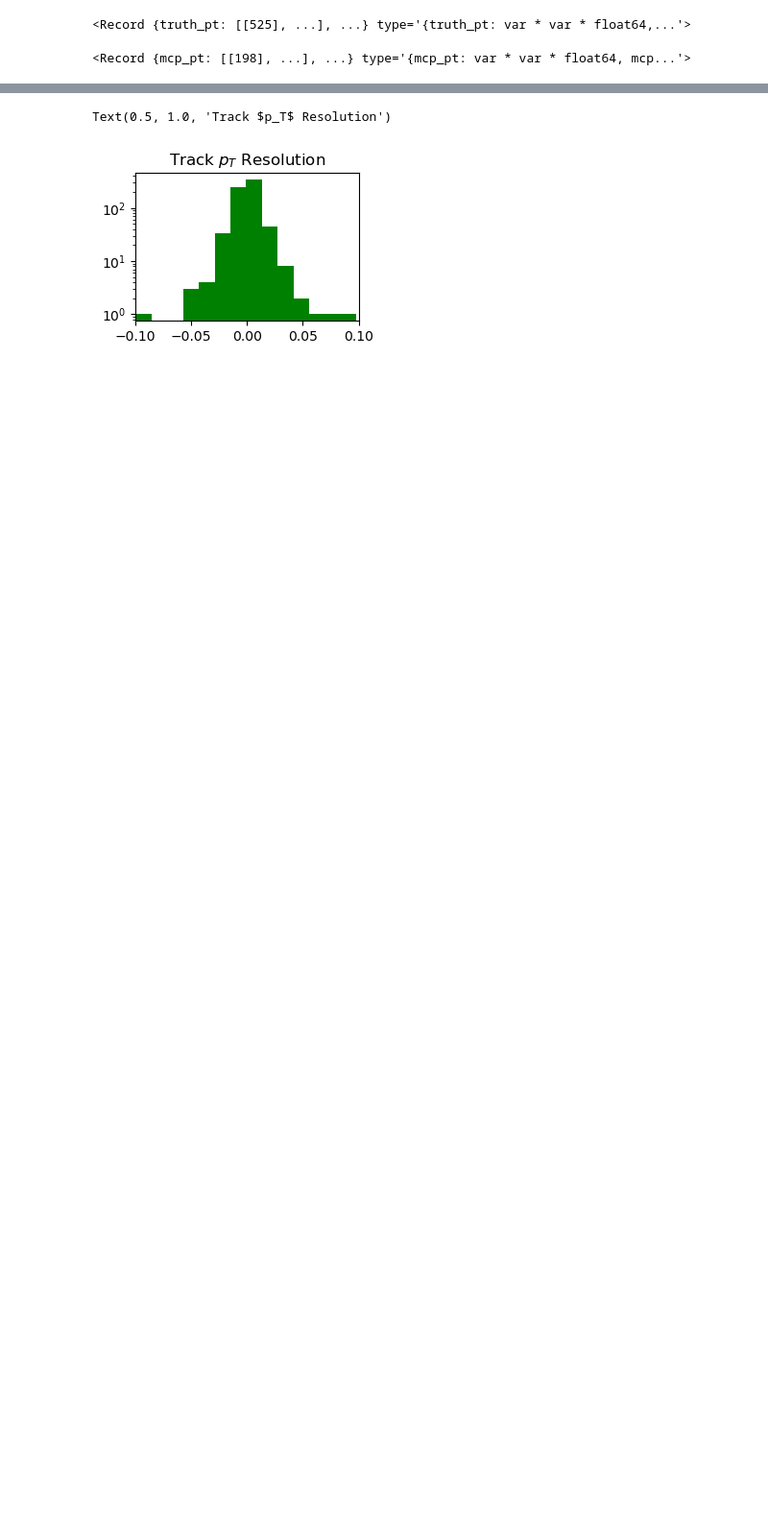
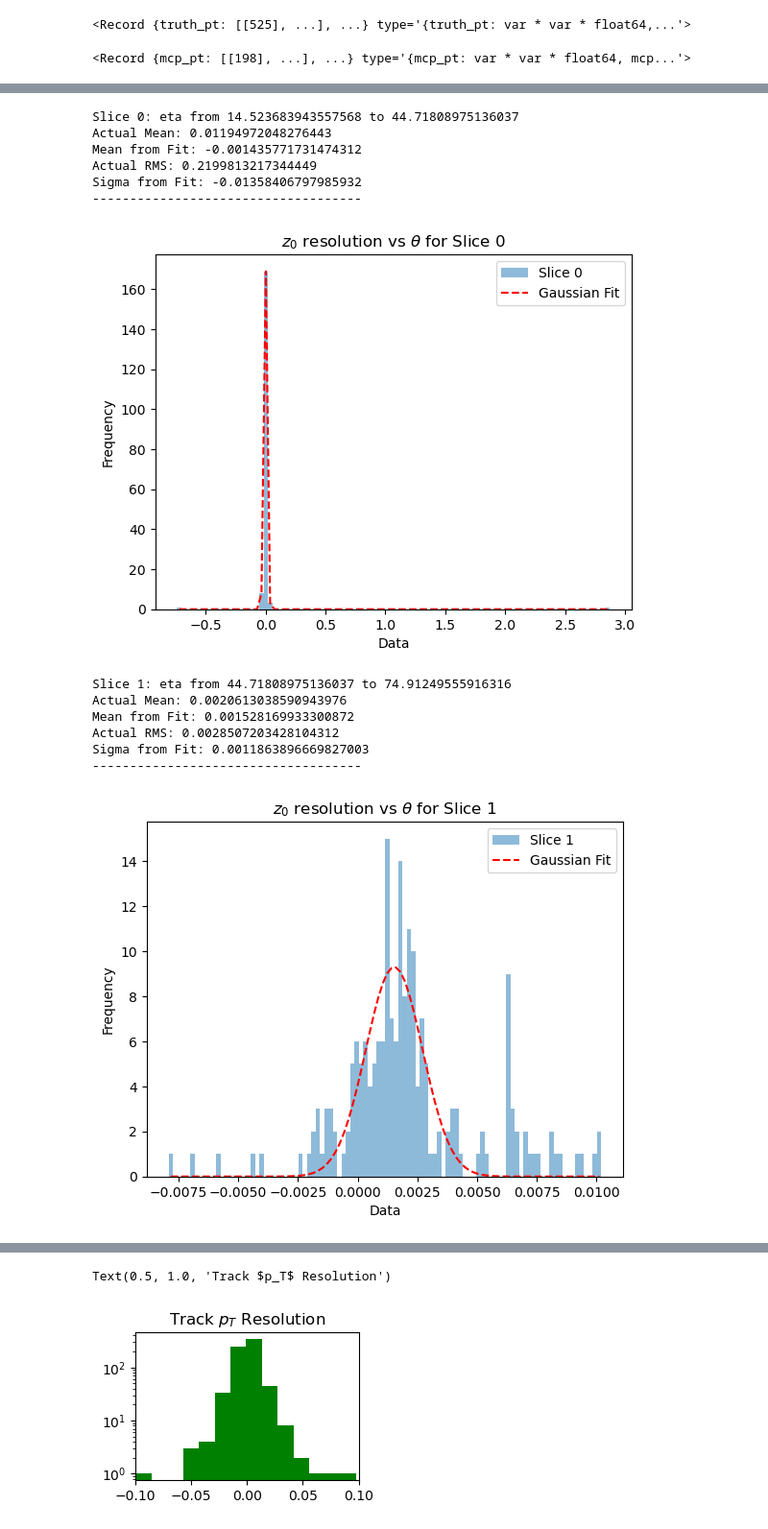
Before and after one commit to kdp-lab/maia_detector_paper, a Jupyter notebook: json_analysis.ipynb, the cells around one changed output, grey strips where cells are left out. Shown at 96% size. Cells and saved outputs as stored; diff of their text form; code cells hidden in the pictures; blank space fills up the shorter version.

```diff
--- a/json_analysis.ipynb
+++ b/json_analysis.ipynb
@@ -242,0 +260,17 @@ def plot2DHistogram(datax, datay, bins=100, norm="log", label="", xlim = None, y
+# %%
+plotrms_slice(theta_match, z0_res_match, bins=5, title=r'$z_0$ resolution vs $\theta$')
+# %% [output]
+Slice 0: eta from 14.523683943557568 to 44.71808975136037
+Actual Mean: 0.01194972048276443
+Mean from Fit: -0.001435771731474312
+Actual RMS: 0.2199813217344449
+Sigma from Fit: -0.01358406797985932
+------------------------------------
+[figure, added]
+Slice 1: eta from 44.71808975136037 to 74.91249555916316
+Actual Mean: 0.0020613038590943976
+Mean from Fit: 0.001528169933300872
+Actual RMS: 0.0028507203428104312
+Sigma from Fit: 0.0011863896669827003
+------------------------------------
+[figure, added]
```
Also changed, not shown: parts of 9 cells of this notebook.
